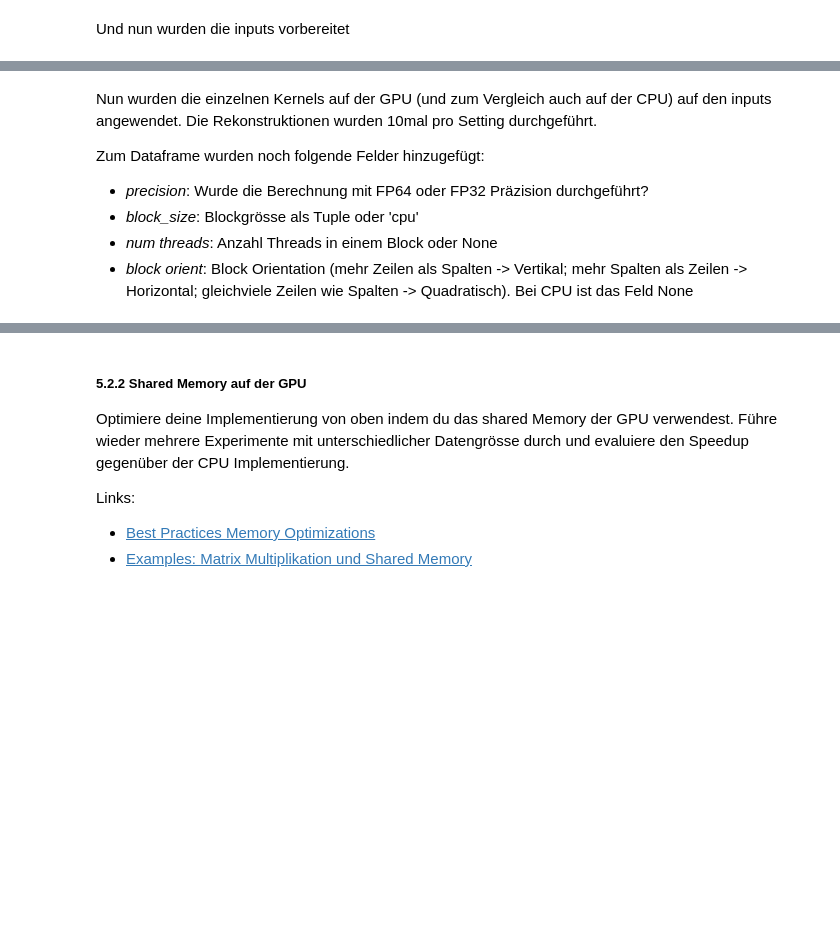
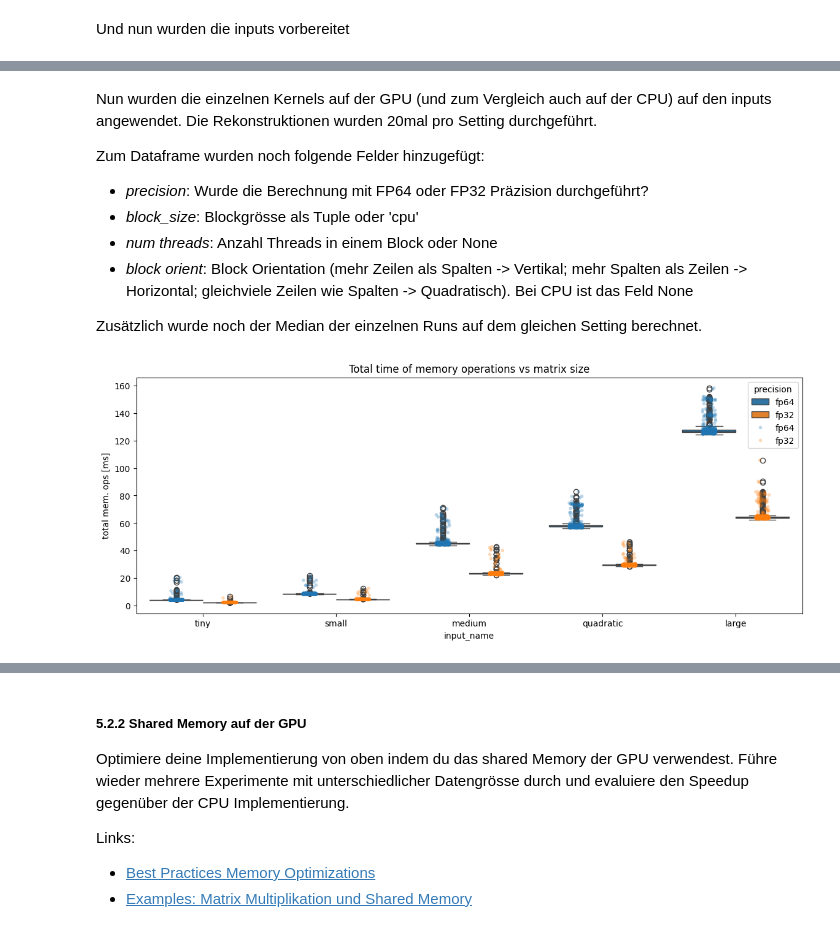
Before and after one commit to fhnw-hpc/hpc-buesst1, a Jupyter notebook: hpc_fs24_mc2_teil2.ipynb, the cells around one changed output, grey strips where cells are left out. Drawn from its saved outputs; the diff is of its cells as text; code cells hidden in the pictures; blank space fills up the shorter version.

```diff
--- a/hpc_fs24_mc2_teil2.ipynb
+++ b/hpc_fs24_mc2_teil2.ipynb
@@ -401,8 +412,33 @@ results["total time [ms]"] = results["total"] * 1000
 # %% [markdown]
-Nun wurden die einzelnen Kernels auf der GPU (und zum Vergleich auch auf der CPU) auf den inputs angewendet. Die Rekonstruktionen wurden 10mal pro Setting durchgeführt.
+Nun wurden die einzelnen Kernels auf der GPU (und zum Vergleich auch auf der CPU) auf den inputs angewendet. Die Rekonstruktionen wurden 20mal pro Setting durchgeführt.
 
 Zum Dataframe wurden noch folgende Felder hinzugefügt:
 - *precision*: Wurde die Berechnung mit FP64 oder FP32 Präzision durchgeführt?
 - *block_size*: Blockgrösse als Tuple oder 'cpu'
 - *num threads*: Anzahl Threads in einem Block oder None
 - *block orient*: Block Orientation (mehr Zeilen als Spalten -> Vertikal; mehr Spalten als Zeilen -> Horizontal; gleichviele Zeilen wie Spalten -> Quadratisch). Bei CPU ist das Feld None
+
+Zusätzlich wurde noch der Median der einzelnen Runs auf dem gleichen Setting berechnet.
+# %%
+plt.figure(figsize=(14, 5))
+sns.boxplot(
+    results,
+    x="input_name",
+    y="total mem. ops [ms]",
+    hue="precision",
+    order=["tiny", "small", "medium", "quadratic", "large"]
+)
+sns.stripplot(
+    results,
+    x="input_name",
+    y="total mem. ops [ms]",
+    hue="precision",
+    order=["tiny", "small", "medium", "quadratic", "large"],
+    dodge=True,
+    alpha=0.3,
+    size=4
+)
+plt.title("Total time of memory operations vs matrix size")
+plt.show()
+# %% [output]
+[figure, added]
```
Also changed, not shown: parts of 21 cells of this notebook.
